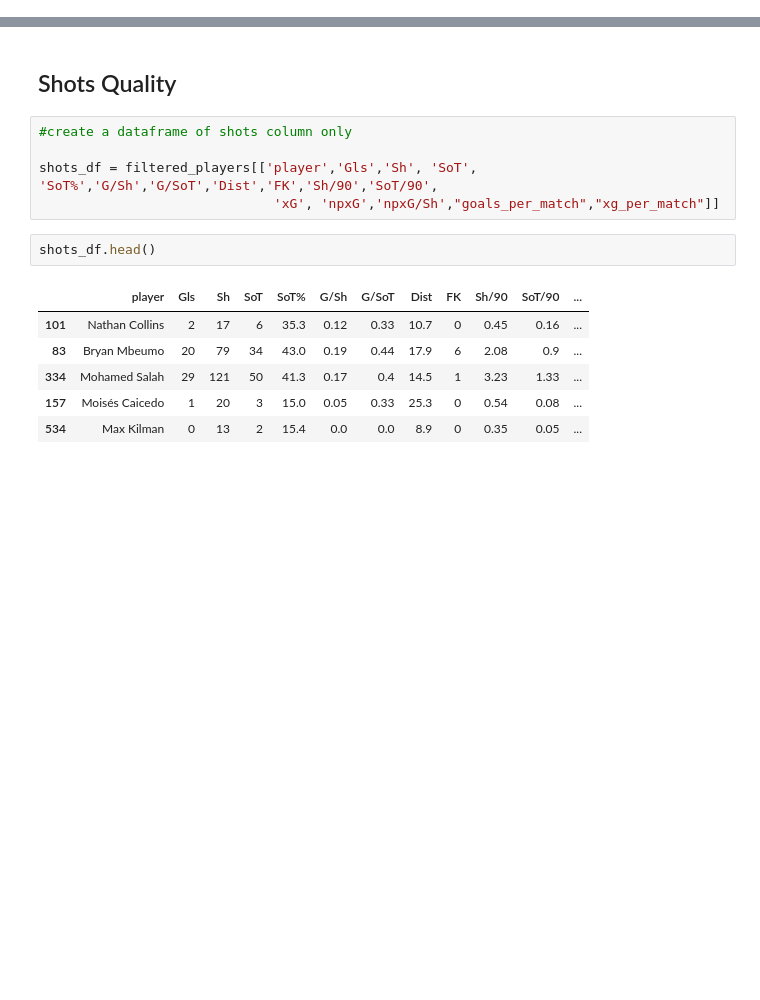
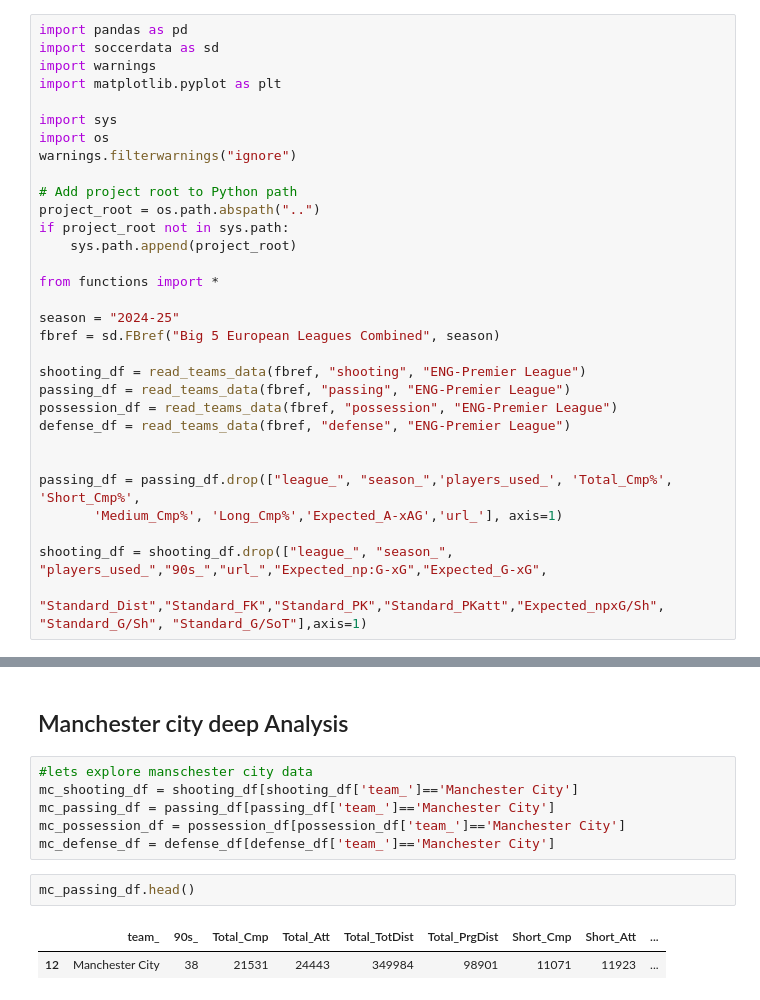
Before and after one commit to moyassinee/premierleague-xg-model, a Jupyter notebook: notebooks/notebook.ipynb, the cells around one changed output, grey strips where cells are left out. Drawn from its saved outputs; the diff is of its cells as text; blank space fills up the shorter version.

Commit message:
add new analysis

```diff
--- a/notebooks/notebook.ipynb
+++ b/notebooks/notebook.ipynb
@@ -29,0 +1,31 @@ player_stats.head(10)
+# %%
+import pandas as pd
+import soccerdata as sd
+import warnings
+import matplotlib.pyplot as plt
+
+import sys
+import os
+warnings.filterwarnings("ignore")
+
+# Add project root to Python path
+project_root = os.path.abspath("..")
+if project_root not in sys.path:
+    sys.path.append(project_root)
+
+from functions import *
+
+season = "2024-25"
+fbref = sd.FBref("Big 5 European Leagues Combined", season)
+
+shooting_df = read_teams_data(fbref, "shooting", "ENG-Premier League")
+passing_df = read_teams_data(fbref, "passing", "ENG-Premier League")
+possession_df = read_teams_data(fbref, "possession", "ENG-Premier League")
+defense_df = read_teams_data(fbref, "defense", "ENG-Premier League")
+
+
+passing_df = passing_df.drop(["league_", "season_",'players_used_', 'Total_Cmp%', 'Short_Cmp%',
+       'Medium_Cmp%', 'Long_Cmp%','Expected_A-xAG','url_'], axis=1)
+
+shooting_df = shooting_df.drop(["league_", "season_", "players_used_","90s_","url_","Expected_np:G-xG","Expected_G-xG",
+                "Standard_Dist","Standard_FK","Standard_PK","Standard_PKatt","Expected_npxG/Sh", "Standard_G/Sh", "Standard_G/SoT"],axis=1)
@@ -101,16 +62,13 @@ plt.show()
 # %% [markdown]
-## Shots Quality
+## Manchester city deep Analysis
 # %%
-#create a dataframe of shots column only
-
-shots_df = filtered_players[['player','Gls','Sh', 'SoT', 'SoT%','G/Sh','G/SoT','Dist','FK','Sh/90','SoT/90',
-                              'xG', 'npxG','npxG/Sh',"goals_per_match","xg_per_match"]]
+#lets explore manschester city data
+mc_shooting_df = shooting_df[shooting_df['team_']=='Manchester City']
+mc_passing_df = passing_df[passing_df['team_']=='Manchester City']
+mc_possession_df = possession_df[possession_df['team_']=='Manchester City']
+mc_defense_df = defense_df[defense_df['team_']=='Manchester City']
 # %%
-shots_df.head()
+mc_passing_df.head()
 # %% [output]
-|  | player | Gls | Sh | SoT | SoT% | G/Sh | G/SoT | Dist | FK | Sh/90 | SoT/90 | ... |
-| 101 | Nathan Collins | 2 | 17 | 6 | 35.3 | 0.12 | 0.33 | 10.7 | 0 | 0.45 | 0.16 | ... |
-| 83 | Bryan Mbeumo | 20 | 79 | 34 | 43.0 | 0.19 | 0.44 | 17.9 | 6 | 2.08 | 0.9 | ... |
-| 334 | Mohamed Salah | 29 | 121 | 50 | 41.3 | 0.17 | 0.4 | 14.5 | 1 | 3.23 | 1.33 | ... |
-| 157 | Moisés Caicedo | 1 | 20 | 3 | 15.0 | 0.05 | 0.33 | 25.3 | 0 | 0.54 | 0.08 | ... |
-| 534 | Max Kilman | 0 | 13 | 2 | 15.4 | 0.0 | 0.0 | 8.9 | 0 | 0.35 | 0.05 | ... |
+|  | team_ | 90s_ | Total_Cmp | Total_Att | Total_TotDist | Total_PrgDist | Short_Cmp | Short_Att | ... |
+| 12 | Manchester City | 38 | 21531 | 24443 | 349984 | 98901 | 11071 | 11923 | ... |
```
Also changed, not shown: parts of 10 cells of this notebook, 1 other file.
